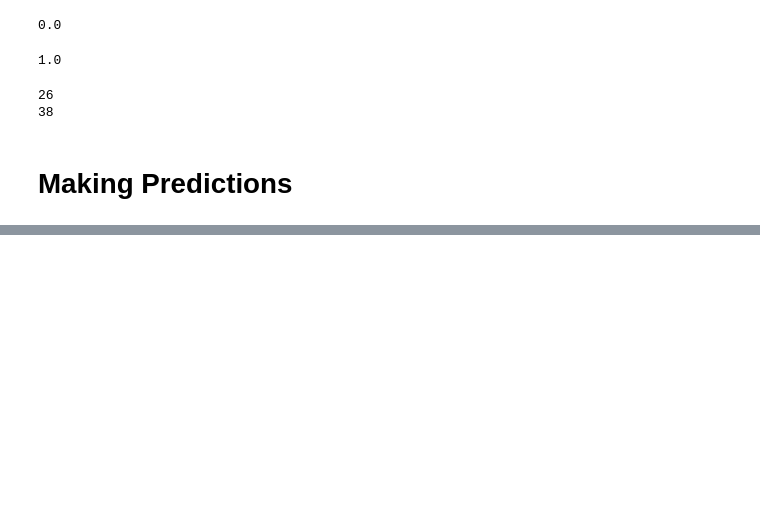
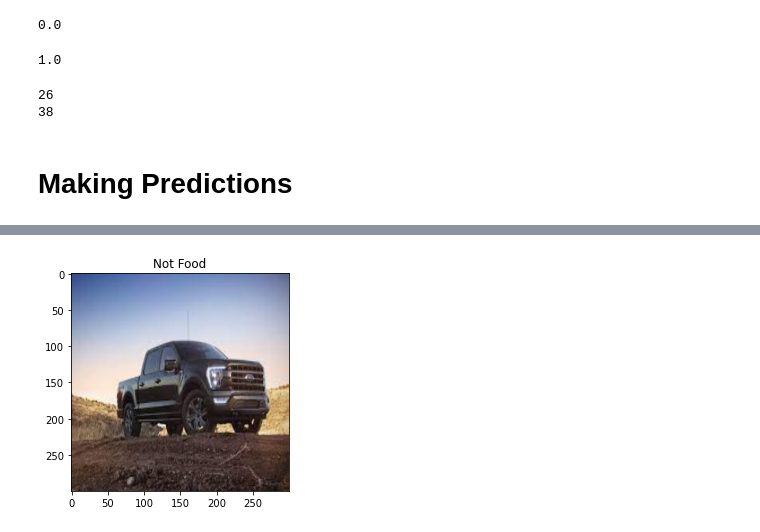
Before and after one commit to mrrkdas/Mini-Projects, a Jupyter notebook: MLProjects/TF_food_not_food.ipynb, the cells around one changed output, grey strips where cells are left out. Cells and saved outputs as stored; diff of their text form; code cells hidden in the pictures; blank space fills up the shorter version.

Commit message:
making preds

```diff
--- a/MLProjects/TF_food_not_food.ipynb
+++ b/MLProjects/TF_food_not_food.ipynb
@@ -150,6 +150,21 @@ print(zeros)
 def load_img(img_link):
     image = tf.keras.preprocessing.image.load_img(img_link)
     image = tf.image.resize(image, (img_hieght, img_width))
+    image = image/255
     return image
-# %%
-image = load_img
+# %%
+def make_prediction(image):
+    plt.imshow(image)
+    image = tf.expand_dims(image, 0)
+    pred = model_1.predict(image)
+    pred = np.array(pred)
+    pred = pred.round()
+    if pred == 0:
+        plt.title("Food")
+    if pred == 1:
+        plt.title("Not Food")
+# %%
+image = load_img(img_link = "/Users/rish/Desktop/Mini-Projects/MLProjects/Data/not_food.jpg")
+# %%
+make_prediction(image)
+# %% [output]
@@ -155,0 +172 @@ image = load_img
+[figure, added]
```
Also changed, not shown: parts of 1 cell of this notebook, 1 other file.
